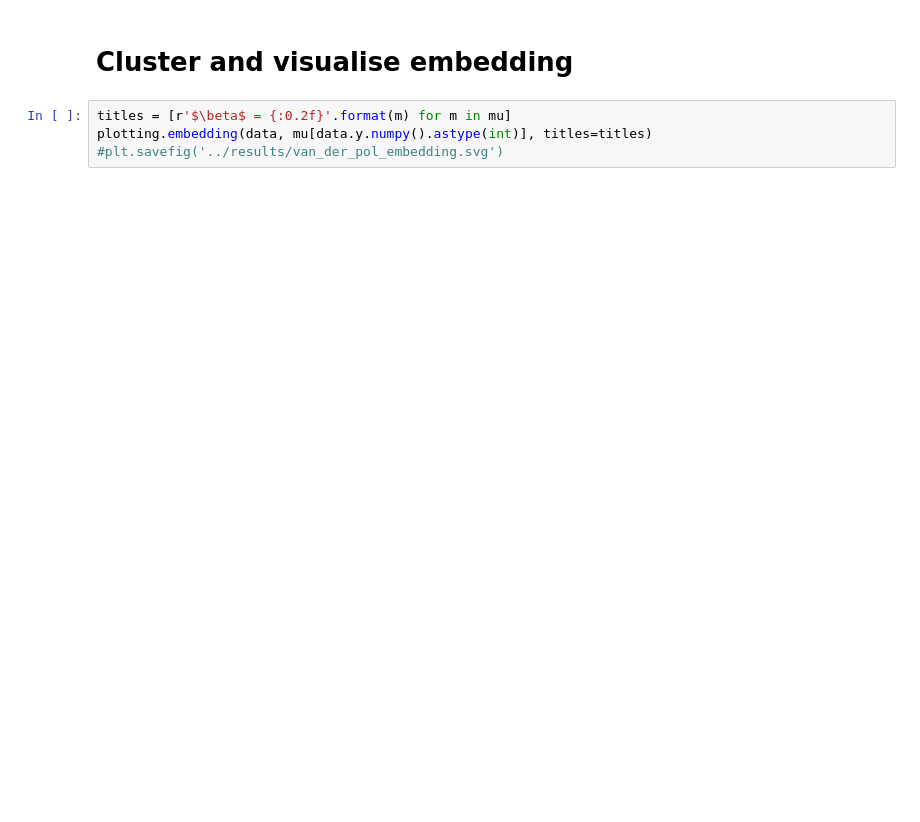
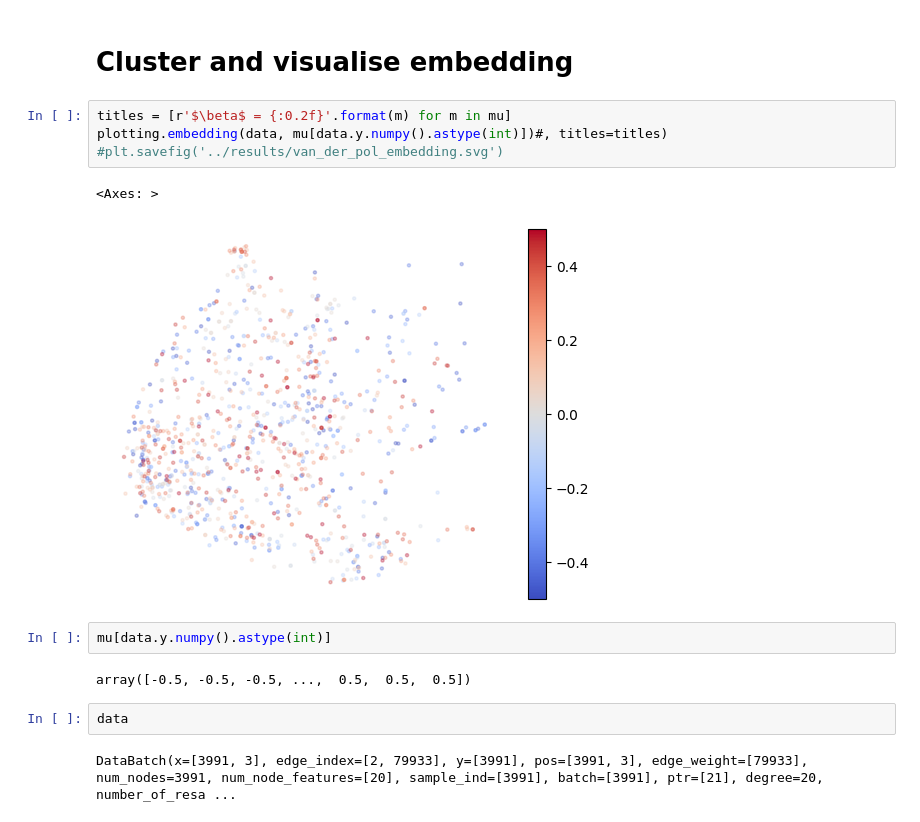
Before and after one commit to agosztolai/MARBLE, a Jupyter notebook: examples/Figure_2_vanderpol.ipynb, the cells around one changed output. Saved outputs shown, nothing was run; the diff lists cells and outputs as text; blank space fills up the shorter version.

```diff
--- a/examples/Figure_2_vanderpol.ipynb
+++ b/examples/Figure_2_vanderpol.ipynb
@@ -82,5 +119,16 @@ plt.colorbar(im)
 # Cluster and visualise embedding
 # %%
 titles = [r'$\beta$ = {:0.2f}'.format(m) for m in mu]
-plotting.embedding(data, mu[data.y.numpy().astype(int)], titles=titles)
+plotting.embedding(data, mu[data.y.numpy().astype(int)])#, titles=titles)
 #plt.savefig('../results/van_der_pol_embedding.svg')
+# %% [output]
+<Axes: >
+[figure, added]
+# %%
+mu[data.y.numpy().astype(int)]
+# %% [output]
+array([-0.5, -0.5, -0.5, ...,  0.5,  0.5,  0.5])
+# %%
+data
+# %% [output]
+DataBatch(x=[3991, 3], edge_index=[2, 79933], y=[3991], pos=[3991, 3], edge_weight=[79933], num_nodes=3991, num_node_features=[20], sample_ind=[3991], batch=[3991], ptr=[21], degree=20, number_of_resa ...
```
Also changed, not shown: parts of 7 cells of this notebook, 7 other files.
